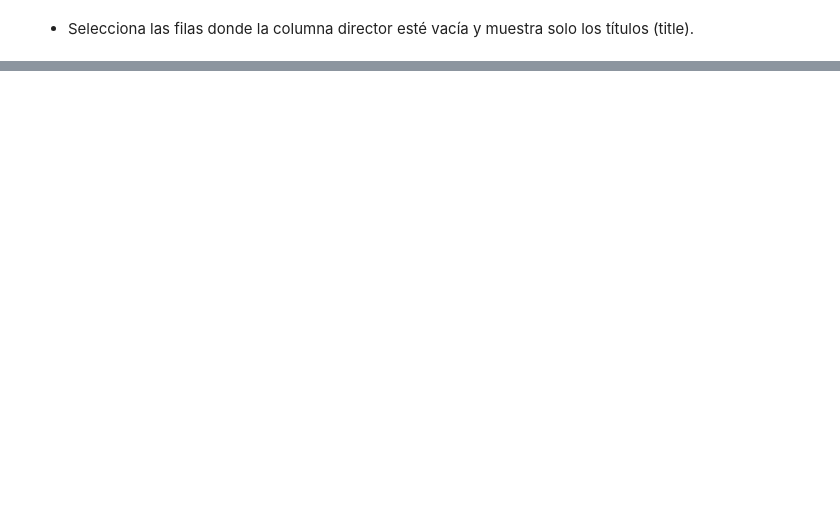
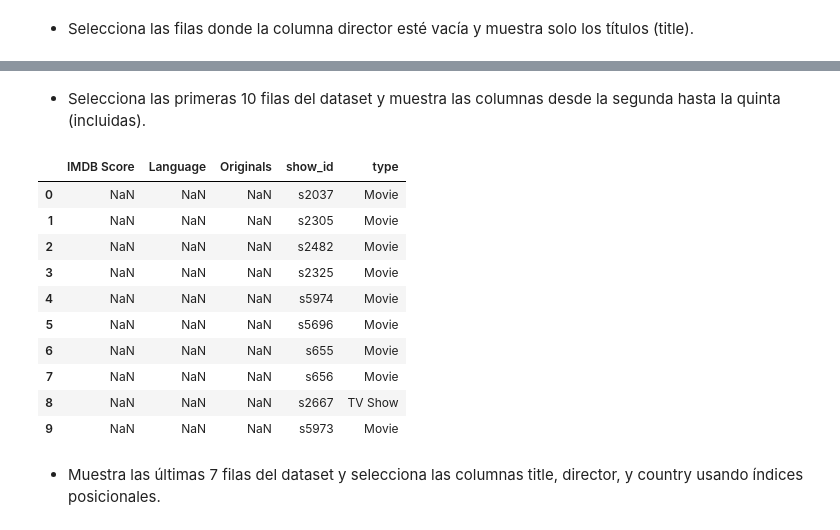
Before and after one commit to Gonzalo8julian/PANDAS_NETFLIX, a Jupyter notebook: DATOS/laboratorio-modulo2-leccion02-eda-union.ipynb, the cells around one changed output, grey strips where cells are left out. Cells and saved outputs as stored; diff of their text form; code cells hidden in the pictures; blank space fills up the shorter version.

```diff
--- a/DATOS/laboratorio-modulo2-leccion02-eda-union.ipynb
+++ b/DATOS/laboratorio-modulo2-leccion02-eda-union.ipynb
@@ -871,0 +924,19 @@ pd.DataFrame(director_vacio).head(10)
+# %% [markdown]
+- Selecciona las primeras 10 filas del dataset y muestra las columnas desde la segunda hasta la quinta (incluidas).
+# %%
+dataset = df_union.iloc[:10, 1:6]
+dataset
+# %% [output]
+|  | IMDB Score | Language | Originals | show_id | type |
+| 0 | NaN | NaN | NaN | s2037 | Movie |
+| 1 | NaN | NaN | NaN | s2305 | Movie |
+| 2 | NaN | NaN | NaN | s2482 | Movie |
+| 3 | NaN | NaN | NaN | s2325 | Movie |
+| 4 | NaN | NaN | NaN | s5974 | Movie |
+| 5 | NaN | NaN | NaN | s5696 | Movie |
+| 6 | NaN | NaN | NaN | s655 | Movie |
+| 7 | NaN | NaN | NaN | s656 | Movie |
+| 8 | NaN | NaN | NaN | s2667 | TV Show |
+| 9 | NaN | NaN | NaN | s5973 | Movie |
+# %% [markdown]
+- Muestra las últimas 7 filas del dataset y selecciona las columnas title, director, y country usando índices posicionales.
```
Also changed, not shown: parts of 23 cells of this notebook, 1 other file.
